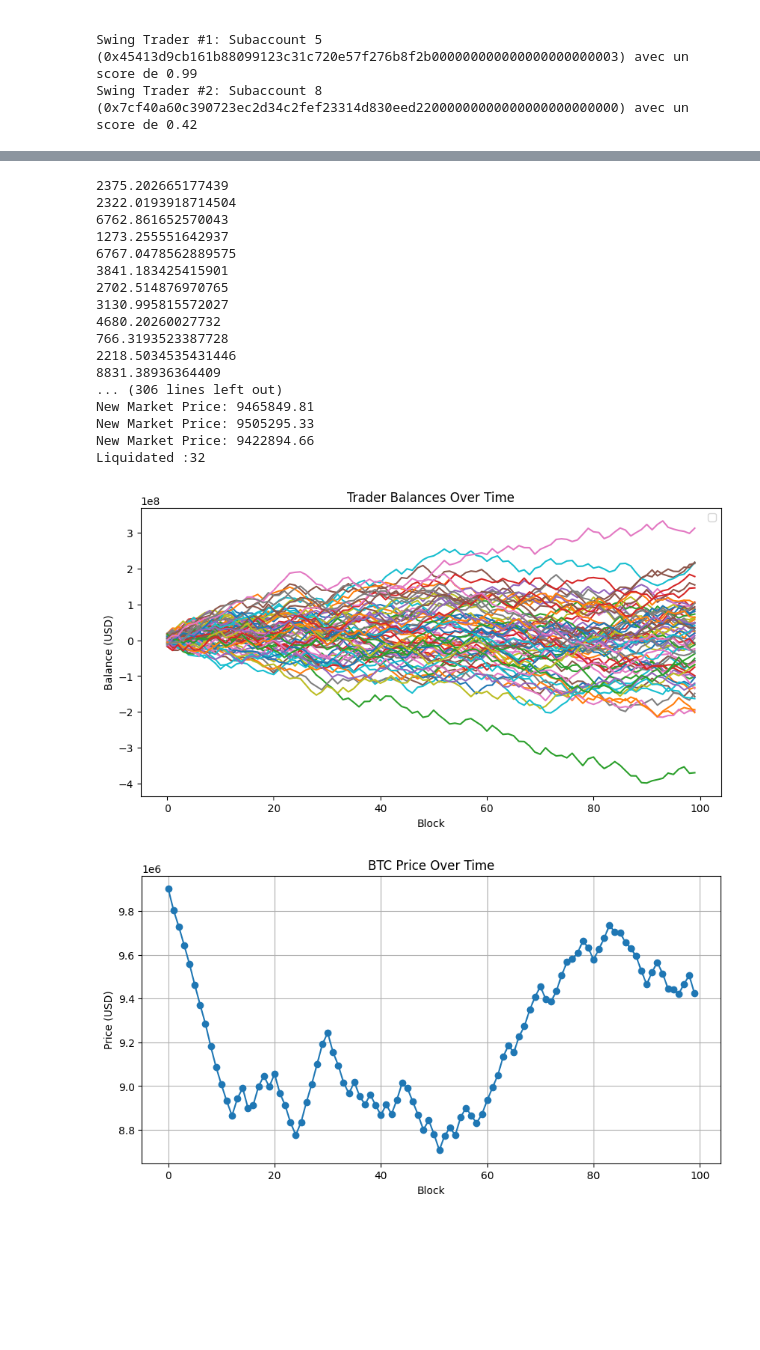
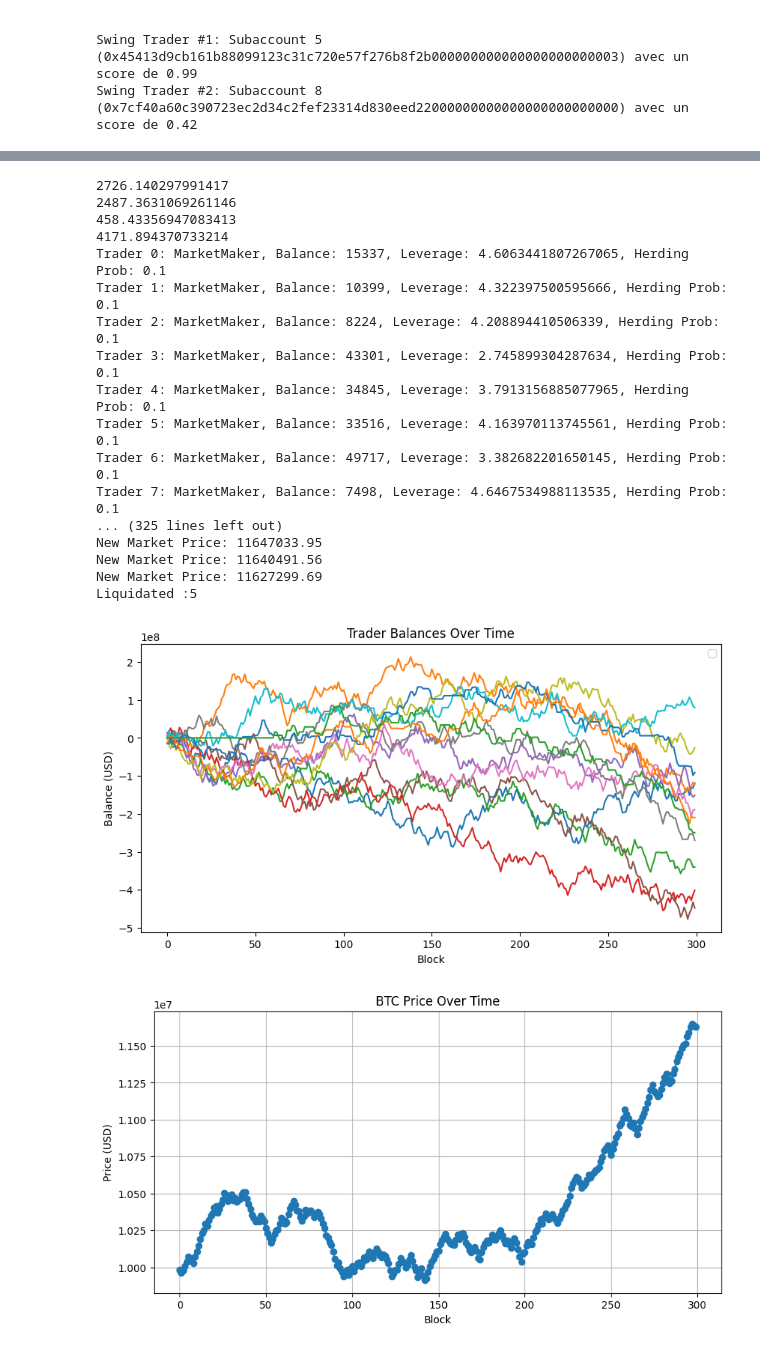
Before and after one commit to Plasmow/perplex_trading, a Jupyter notebook: perplex_simulation.ipynb, the cells around one changed output, grey strips where cells are left out. Saved outputs shown, nothing was run; the diff lists cells and outputs as text; code cells hidden in the pictures; blank space fills up the shorter version.

```diff
--- a/perplex_simulation.ipynb
+++ b/perplex_simulation.ipynb
@@ -613,13 +629,13 @@ traders = []
 id = 0
 market_price = market.price
 
-nb_degens = 20
-nb_market_makers = 70
-nb_swing_traders = 10
+nb_degens = 4
+nb_market_makers = 10
+nb_swing_traders = 4
 nb_arbitrage_traders = 0
 
-for _ in range(nb_degens) :
-    trader = DegenTrader(id,random.randint(1000, 50000), market_price)
+for _ in range(nb_arbitrage_traders) :
+    trader = ArbitrageTrader(id,random.randint(1000, 50000), market_price)
     traders.append(trader)
     id += 1
 for _ in range(nb_market_makers) :
@@ -632,8 +648,8 @@ for _ in range(nb_swing_traders) :
     id += 1
 
 id = 1000
-for _ in range(nb_arbitrage_traders) :
-    trader = ArbitrageTrader(id,random.randint(1000, 50000), market_price)
+for _ in range(nb_degens) :
+    trader = DegenTrader(id,random.randint(1000, 50000), market_price)
     traders.append(trader)
     id += 1
 
@@ -650,7 +666,7 @@ liquidated_history = []
 traders_prices={trader.trader_id:[] for trader in traders}
 
 # Simulation over multiple time steps
-for i in range(100):  # For example, 100 time steps
+for i in range(300):  # For example, 100 time steps
     neighbor_positions = [trader.position for trader in traders]
     herd_position = max(set(neighbor_positions), key=neighbor_positions.count) if neighbor_positions else "BUY"
     # Generate random orders for each trader
@@ -661,7 +677,8 @@ for i in range(100):  # For example, 100 time steps
                 traders = [t for t in traders if t.trader_id != trader.trader_id]
             else :
                 order_type, quantity = trader.what_does_he_do(market.price, market.trend, herd_position)
-                order_book.add_order(trader, order_type, quantity)
+                if order_type != "INACTIVE" :
+                    order_book.add_order(trader, order_type, quantity)
     order_book.block += 1
 
     df_order_book = order_book.get_order_book_df()
@@ -680,49 +697,49 @@ df_order_book.to_csv("order_book.csv", index=False)
 # Convert timestamps and prices to a DataFrame for plotting
 df_prices = pd.DataFrame({'time': timestamps, 'price': prices})
 df_liquidated = pd.DataFrame({'time': timestamps, 'Cumulation of Liquidated Traders': liquidated_history})
 df_trader_balances = {trader.trader_id: pd.DataFrame({'time': timestamps, "trader": traders_prices[trader.trader_id]}) for trader in traders}
 
 plt.figure(figsize=(10, 5))
 for trader in traders:
     plt.plot(df_trader_balances[trader.trader_id]['time'], df_trader_balances[trader.trader_id]["trader"])
     plt.legend()
     plt.title('Trader Balances Over Time')
     plt.xlabel('Block')
     plt.ylabel('Balance (USD)')
 
 # Plotting the prices over time
 plt.figure(figsize=(10, 5))
 plt.plot(df_prices['time'], df_prices['price'], marker='o')
 plt.title('BTC Price Over Time')
 plt.xlabel('Block')
 plt.ylabel('Price (USD)')
 plt.grid(True)
 plt.show()
 # Plotting the prices over time
 plt.figure(figsize=(10, 5))
 plt.plot(df_liquidated['time'], df_liquidated['Cumulation of Liquidated Traders'], marker='o')
 plt.title('Cumulation of Liquidated Traders over time')
 plt.xlabel('Block')
 plt.ylabel('Cumulation of Liquidated Traders')
 plt.grid(True)
 plt.show()
 # %% [output]
-2375.202665177439
-2322.0193918714504
-6762.861652570043
-1273.255551642937
-6767.0478562889575
-3841.183425415901
-2702.514876970765
-3130.995815572027
-4680.20260027732
-766.3193523387728
-2218.5034535431446
-8831.38936364409
-... (306 lines left out)
-New Market Price: 9465849.81
-New Market Price: 9505295.33
-New Market Price: 9422894.66
-Liquidated :32
+2726.140297991417
+2487.3631069261146
+458.43356947083413
+4171.894370733214
+Trader 0: MarketMaker, Balance: 15337, Leverage: 4.6063441807267065, Herding Prob: 0.1
+Trader 1: MarketMaker, Balance: 10399, Leverage: 4.322397500595666, Herding Prob: 0.1
+Trader 2: MarketMaker, Balance: 8224, Leverage: 4.208894410506339, Herding Prob: 0.1
+Trader 3: MarketMaker, Balance: 43301, Leverage: 2.745899304287634, Herding Prob: 0.1
+Trader 4: MarketMaker, Balance: 34845, Leverage: 3.7913156885077965, Herding Prob: 0.1
+Trader 5: MarketMaker, Balance: 33516, Leverage: 4.163970113745561, Herding Prob: 0.1
+Trader 6: MarketMaker, Balance: 49717, Leverage: 3.382682201650145, Herding Prob: 0.1
+Trader 7: MarketMaker, Balance: 7498, Leverage: 4.6467534988113535, Herding Prob: 0.1
+... (325 lines left out)
+New Market Price: 11647033.95
+New Market Price: 11640491.56
+New Market Price: 11627299.69
+Liquidated :5
-[figure, old version]
+[figure, new version]
-[figure, old version]
+[figure, new version]
```
Also changed, not shown: parts of 4 cells of this notebook.
